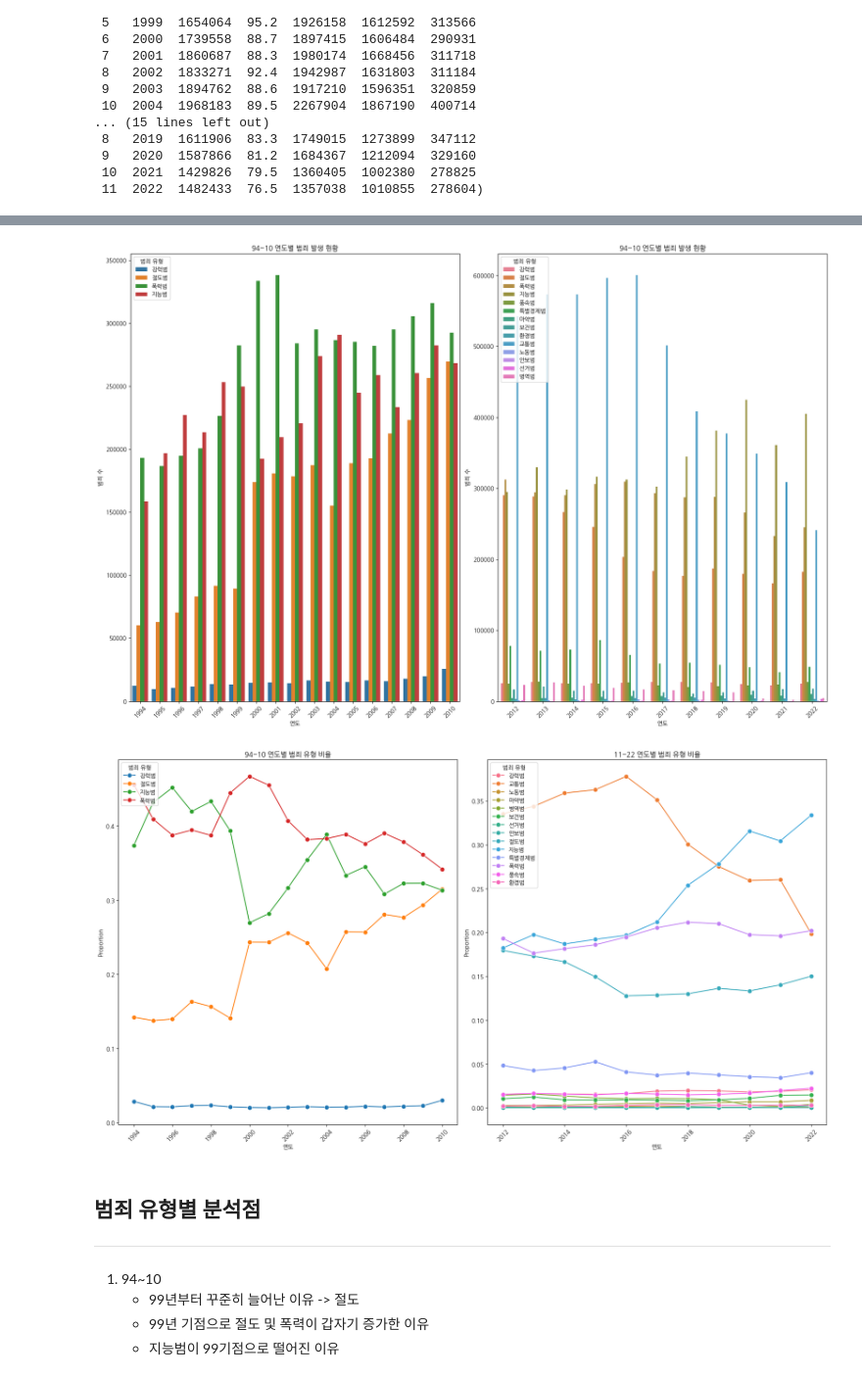
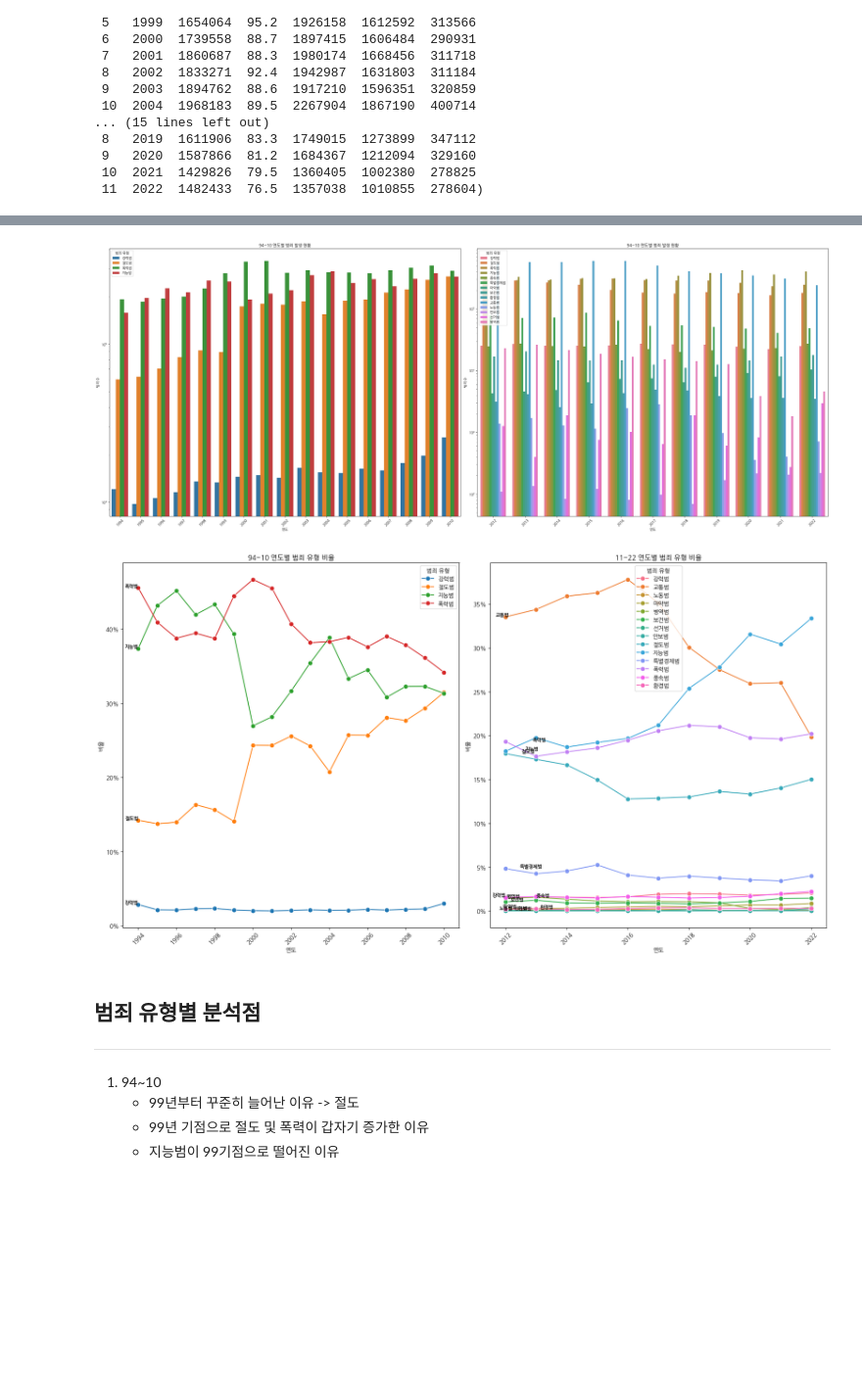
Before and after one commit to addinedu-ros-6th/eda-repo-4, a Jupyter notebook: Source/1.범죄 총건수 및 유형별 분석기점 선정.ipynb, the cells around one changed output, grey strips where cells are left out. Shown at 98% size. Drawn from its saved outputs; the diff is of its cells as text; code cells hidden in the pictures; blank space fills up the shorter version.

```diff
--- a/Source/범죄csv정리.ipynb
+++ b/Source/1.범죄 총건수 및 유형별 분석기점 선정.ipynb
@@ -234,27 +151,28 @@ alldata10
 # %%
-plt.figure(figsize=(18, 12))
+plt.figure(figsize=(30, 12))
 
 plt.subplot(1, 2, 1)
 sns.barplot(x='연도', y='범죄 수', hue='범죄 유형', data=alldata10)
 plt.xlabel('연도')
 plt.ylabel('범죄 수')
 plt.title('94~10 연도별 범죄 발생 현황')
 plt.xticks(rotation=45)
+plt.yscale('log')
 plt.legend(title='범죄 유형', loc='upper left')
 
 
 plt.subplot(1, 2, 2)
 sns.barplot(x='연도', y='범죄 수', hue='범죄 유형', data=alldata22)
 plt.xlabel('연도')
 plt.ylabel('범죄 수')
 plt.title('94~10 연도별 범죄 발생 현황')
 plt.xticks(rotation=45)
 plt.legend(title='범죄 유형', loc='upper left')
-
+plt.yscale('log')
 plt.tight_layout()
 plt.show()
 # %% [output]
-[figure, old version]
+[figure, new version]
 # %%
 alldata10_proportion = alldata10.groupby(['연도', '범죄 유형'])['범죄 수'].sum().reset_index()
 alldata10_proportion['proportion'] = alldata10_proportion['범죄 수'] / alldata10_proportion.groupby('연도')['범죄 수'].transform('sum')
@@ -265,26 +183,47 @@ alldata22_proportion['proportion'] = alldata22_proportion['범죄 수'] / alldat
 # Plot the proportion
 plt.figure(figsize=(18, 10))
 
-plt.subplot(1, 2, 1)
+ax1 = plt.subplot(1, 2, 1)
 sns.lineplot(x='연도', y='proportion', hue='범죄 유형', data=alldata10_proportion, marker='o', markersize=8)
 plt.xlabel('연도')
-plt.ylabel('Proportion')
+plt.ylabel('비율')
 plt.title('94~10 연도별 범죄 유형 비율')
 plt.xticks(rotation=45)
-plt.legend(title='범죄 유형', loc='upper left')
+ax1.yaxis.set_major_formatter(formatter)
+# plt.yscale('log')
+for crime_type in alldata10_proportion['범죄 유형'].unique():
+    subset = alldata10_proportion[alldata10_proportion['범죄 유형'] == crime_type]
+    start_year = subset['연도'].min()
+    start_value = subset[subset['연도'] == start_year]['proportion'].values[0]
+    ax1.text(start_year, start_value, crime_type, horizontalalignment='right', size='small', color='black', weight='semibold',
+             verticalalignment='bottom')
 
-plt.subplot(1, 2, 2)
+
+formatter = FuncFormatter(lambda x, pos: "{:,.0f}".format(x*100) + "%")
+
+ax2 = plt.subplot(1, 2, 2)
 sns.lineplot(x='연도', y='proportion', hue='범죄 유형', data=alldata22_proportion, marker='o', markersize=8)
 plt.xlabel('연도')
-plt.ylabel('Proportion')
+plt.ylabel('비율')
 plt.title('11~22 연도별 범죄 유형 비율')
 plt.xticks(rotation=45)
-plt.legend(title='범죄 유형', loc='upper left')
+ax2.yaxis.set_major_formatter(formatter)
+# plt.yscale('log')
+
+cnt = 0
+for crime_type in alldata22_proportion['범죄 유형'].unique():
+    subset = alldata22_proportion[alldata22_proportion['범죄 유형'] == crime_type]
+    start_year = subset['연도'].min()
+    start_value = subset[subset['연도'] == start_year]['proportion'].values[0]
+    ax2.text(start_year + cnt, start_value, crime_type, horizontalalignment='right', size='small', color='black', weight='semibold',
+             verticalalignment='bottom')
+
+    cnt+=0.12
 
 plt.tight_layout()
 plt.show()
 # %% [output]
-[figure, old version]
+[figure, new version]
 # %% [markdown]
 ## 범죄 유형별 분석점
 ------------------
```
Also changed, not shown: parts of 21 cells of this notebook.
